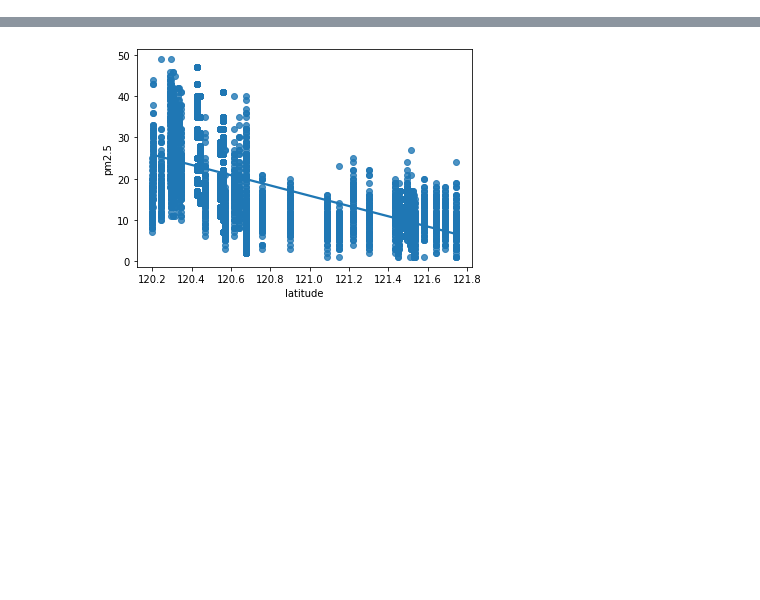
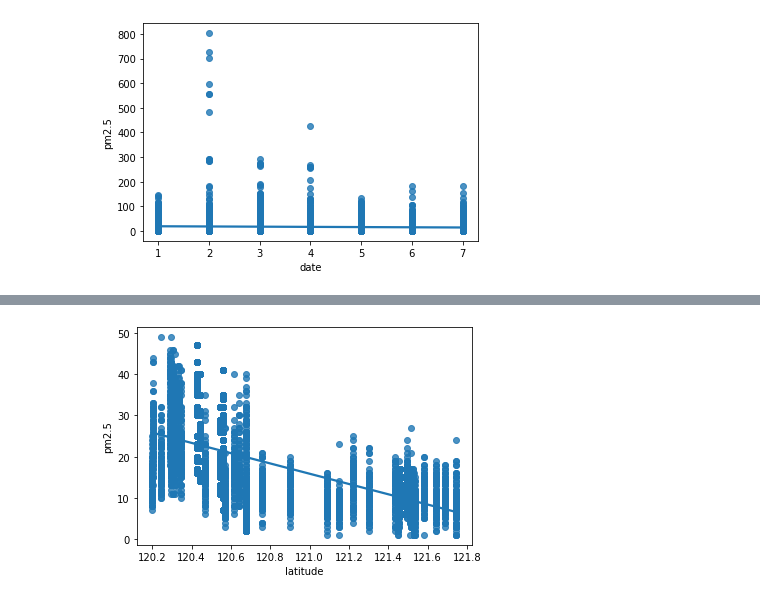
Before and after one commit to bert5566/ML, a Jupyter notebook: 學校作業/學校作業.ipynb, the cells around one changed output, grey strips where cells are left out. Cells and saved outputs as stored; diff of their text form; code cells hidden in the pictures; blank space fills up the shorter version.

```diff
--- a/學校作業/學校作業.ipynb
+++ b/學校作業/學校作業.ipynb
@@ -81,0 +124,6 @@ plt.show()
+# %%
+# 日期跟pm關係
+sns.regplot(x = train_new['date'], y=train_new['pm2.5'])
+plt.show()
+# %% [output]
+[figure, added]
```
Also changed, not shown: parts of 13 cells of this notebook.
